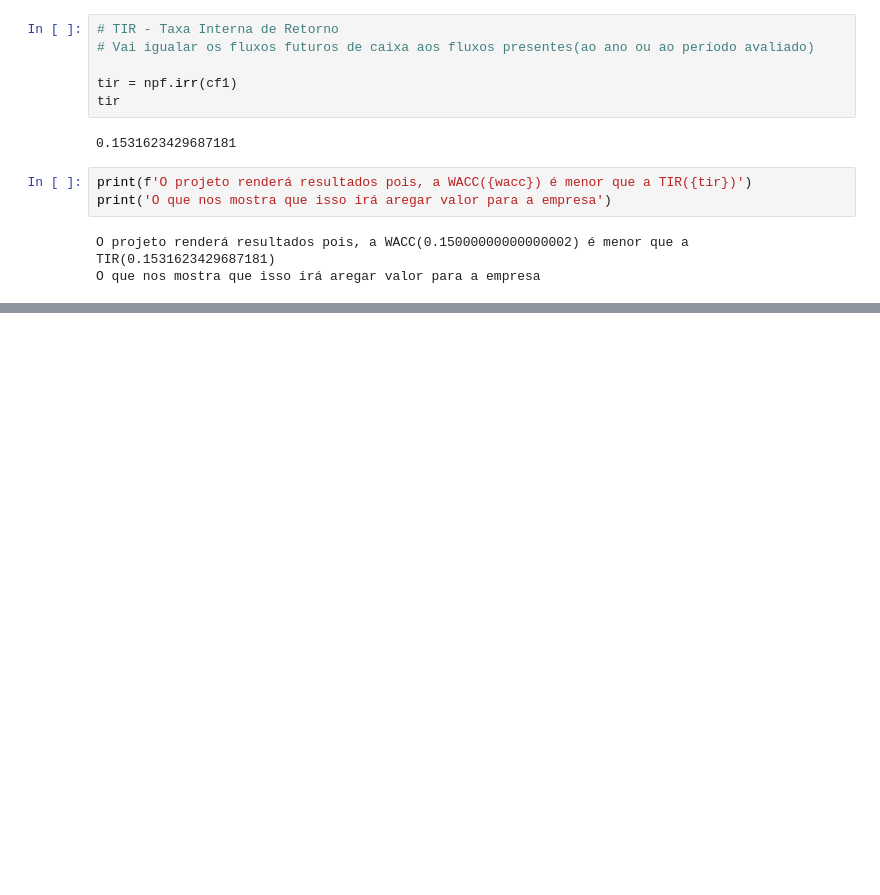
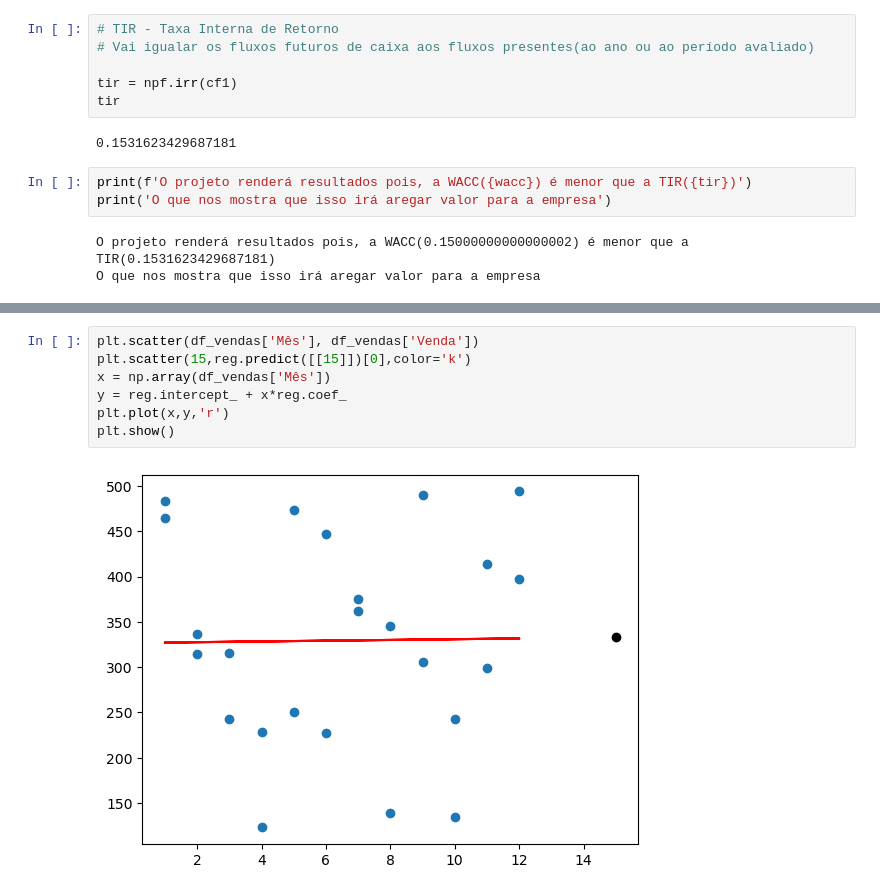
Before and after one commit to Leonardo-Monaro/Projeto_engenharia_economica, a Jupyter notebook: projeto_vendas.ipynb, the cells around one changed output, grey strips where cells are left out. Drawn from its saved outputs; the diff is of its cells as text; blank space fills up the shorter version.

```diff
--- a/projeto_vendas.ipynb
+++ b/projeto_vendas.ipynb
@@ -79,0 +121,9 @@ A empresa levará 78 meses ou 6.5 anos para recuperar o investimento
+# %%
+plt.scatter(df_vendas['Mês'], df_vendas['Venda'])
+plt.scatter(15,reg.predict([[15]])[0],color='k')
+x = np.array(df_vendas['Mês'])
+y = reg.intercept_ + x*reg.coef_
+plt.plot(x,y,'r')
+plt.show()
+# %% [output]
+[figure, added]
```
Also changed, not shown: parts of 14 cells of this notebook.
